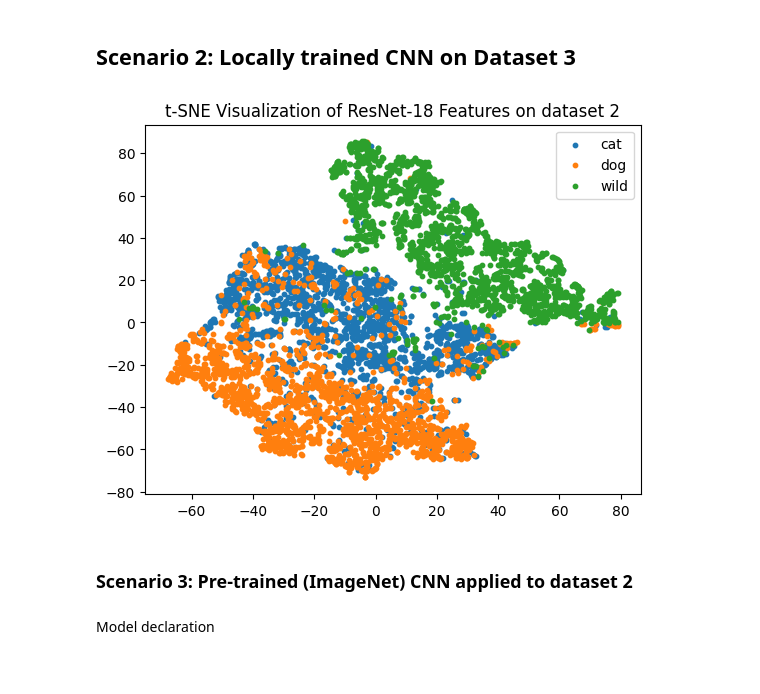
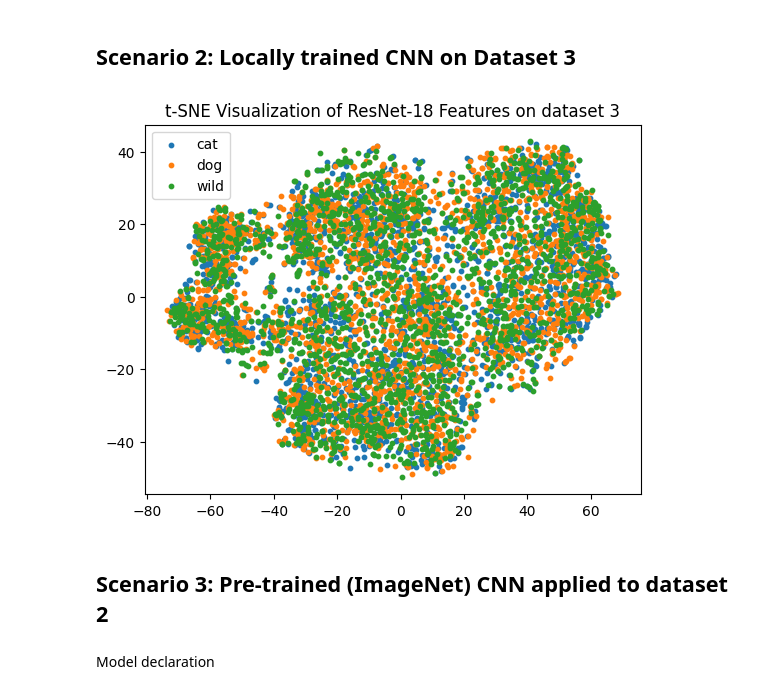
Before and after one commit to jonq-q/Comp432-GroupQ, a Jupyter notebook: Comp_432_Project.ipynb, the cells around one changed output. Cells and saved outputs as stored; diff of their text form; code cells hidden in the pictures.

```diff
--- a/Comp_432_Project.ipynb
+++ b/Comp_432_Project.ipynb
@@ -512,39 +525,39 @@ dataset3 = datasets.ImageFolder("/content/Comp432-GroupQ/Dataset 3/Animal Faces"
 
 dataloader_sc2 = DataLoader(dataset2, batch_size=64, shuffle=True)
 # %%
-all_features = []
-all_labels = []
+all_features_2 = []
+all_labels_2 = []
 
 resnet_nohead.to(device)
 
 with torch.no_grad():
-    for images, labels in dataloader_sc1:
+    for images, labels in dataloader_sc2:
         images = images.to(device)
         labels = labels.to(device)
         features = resnet_nohead(images)
         features = features.squeeze().cpu().numpy()
-        all_features.append(features)
-        all_labels.append(labels.cpu().numpy())
+        all_features_2.append(features)
+        all_labels_2.append(labels.cpu().numpy())
 
 # Concatenate features and labels
-all_features = np.concatenate(all_features, axis=0)
-all_labels = np.concatenate(all_labels, axis=0)
+all_features_2 = np.concatenate(all_features_2, axis=0)
+all_labels_2 = np.concatenate(all_labels_2, axis=0)
 # %%
 tsne = TSNE(n_components=2, random_state=42)
-embedded_features = tsne.fit_transform(all_features)
+embedded_features = tsne.fit_transform(all_features_2)
 # %%
 # Plot the t-SNE embeddings with different colors for each class
 plt.scatter(embedded_features[all_labels == 0, 0], embedded_features[all_labels == 0, 1], label='cat',s=10)
 plt.scatter(embedded_features[all_labels == 1, 0], embedded_features[all_labels == 1, 1], label='dog',s=10)
 plt.scatter(embedded_features[all_labels == 2, 0], embedded_features[all_labels == 2, 1], label='wild',s=10)
 
-plt.title('t-SNE Visualization of ResNet-18 Features on dataset 2')
+plt.title('t-SNE Visualization of ResNet-18 Features on dataset 3')
 plt.legend()
 plt.show()
 # %% [output]
-[figure, old version]
+[figure, new version]
 # %% [markdown]
-### Scenario 3: Pre-trained (ImageNet) CNN applied to dataset 2
+## Scenario 3: Pre-trained (ImageNet) CNN applied to dataset 2
 # %% [markdown]
 Model declaration
 # %%
```
Also changed, not shown: parts of 25 cells of this notebook.
